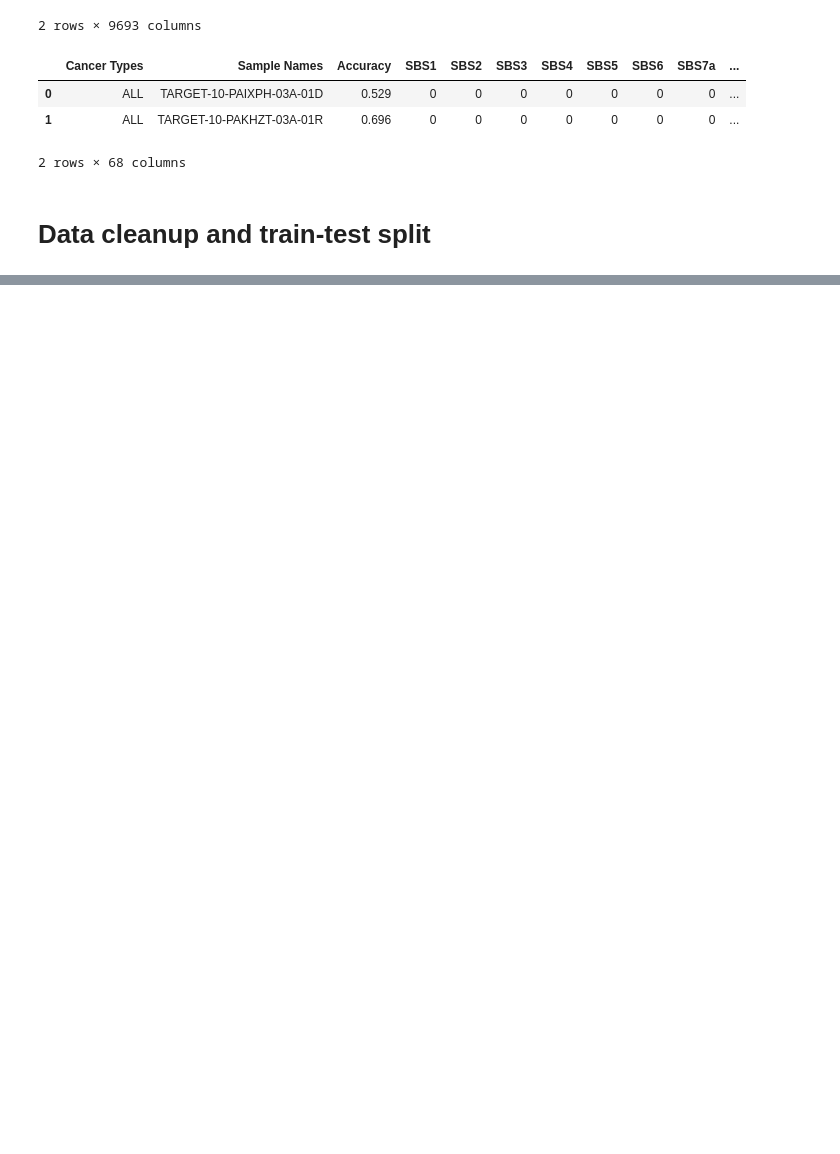
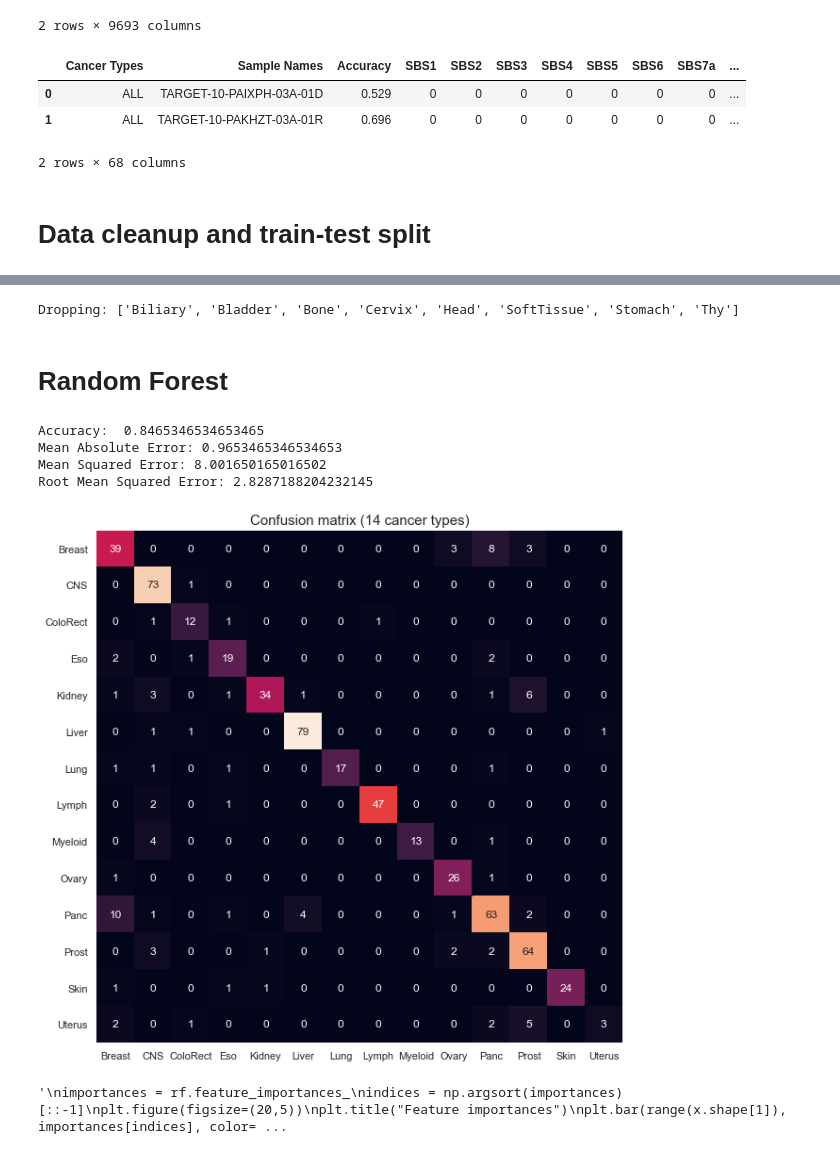
Before and after one commit to dovydask/MLMB-project, a Jupyter notebook: MachineLearning_inMolecularBiology2020_GroupProject.ipynb, the cells around one changed output, grey strips where cells are left out. Cells and saved outputs as stored; diff of their text form; code cells hidden in the pictures; blank space fills up the shorter version.

```diff
--- a/MachineLearning_inMolecularBiology2020_GroupProject.ipynb
+++ b/MachineLearning_inMolecularBiology2020_GroupProject.ipynb
@@ -176,0 +157,65 @@ plt.show()
+# %%
+data = construct_dataset(PCAWG_wgs_mut, PCAWG_wgs_act, subtypes=False, six_channels=False, sample_cutoff=50,
+                         types_to_drop=["Head", "Bone", "Stomach"])
+# %% [output]
+Dropping: ['Biliary', 'Bladder', 'Bone', 'Cervix', 'Head', 'SoftTissue', 'Stomach', 'Thy']
+# %% [markdown]
+# Random Forest
+# %%
+from sklearn.model_selection import train_test_split
+from sklearn.ensemble import RandomForestClassifier
+from sklearn import metrics
+import matplotlib.pyplot as plt
+import seaborn.apionly as sns
+
+x = np.array(data)
+#x = np.array(data[data["Type"] == "Biliary-AdenoCA"])
+y = np.array(x[:, -1])
+
+# Convert labels to numbers
+to_int = {}
+y_labs = list(sorted(set(y)))
+for i in range(len(y_labs)):
+    to_int[y_labs[i]] = i
+to_label = {x: y for y, x in to_int.items()}
+
+y = [to_int[x] for x in y]
+
+
+x = x[:, :-1]
+x = x/x.sum(axis=1)[:, np.newaxis] # Normalize row values
+
+train_x, test_x, train_y, test_y = train_test_split(x, y, test_size=0.25, stratify=y)
+rf = RandomForestClassifier()
+rf.fit(train_x, train_y)
+
+rf_predictions = rf.predict(test_x)
+print("Accuracy: ", sum(rf_predictions == test_y)/len(test_y))
+print("Mean Absolute Error:", metrics.mean_absolute_error(test_y, rf_predictions))
+print("Mean Squared Error:", metrics.mean_squared_error(test_y, rf_predictions))
+print("Root Mean Squared Error:", np.sqrt(metrics.mean_squared_error(test_y, rf_predictions)))
+
+plot_labels = sorted(set([to_label[x] for x in y]))
+cmat = metrics.confusion_matrix(test_y, rf_predictions)
+sns.set(rc={"figure.figsize":(10,10)})
+ax = plt.axes()
+sns.heatmap(cmat, annot=True, cbar=False, xticklabels=plot_labels, yticklabels=plot_labels)
+ax.set_title(("Confusion matrix (" + str(len(set(y))) + " cancer types)"), fontsize=15)
+plt.show()
+
+'''
+importances = rf.feature_importances_
+indices = np.argsort(importances)[::-1]
+plt.figure(figsize=(20,5))
+plt.title("Feature importances")
+plt.bar(range(x.shape[1]), importances[indices], color="r", align="center")
+plt.xticks(range(x.shape[1]), data.columns[indices], rotation=90)
+plt.show()
+'''
+# %% [output]
+Accuracy:  0.8465346534653465
+Mean Absolute Error: 0.9653465346534653
+Mean Squared Error: 8.001650165016502
+Root Mean Squared Error: 2.8287188204232145
+[figure, added]
+'\nimportances = rf.feature_importances_\nindices = np.argsort(importances)[::-1]\nplt.figure(figsize=(20,5))\nplt.title("Feature importances")\nplt.bar(range(x.shape[1]), importances[indices], color= ...
```
Also changed, not shown: parts of 5 cells of this notebook.
